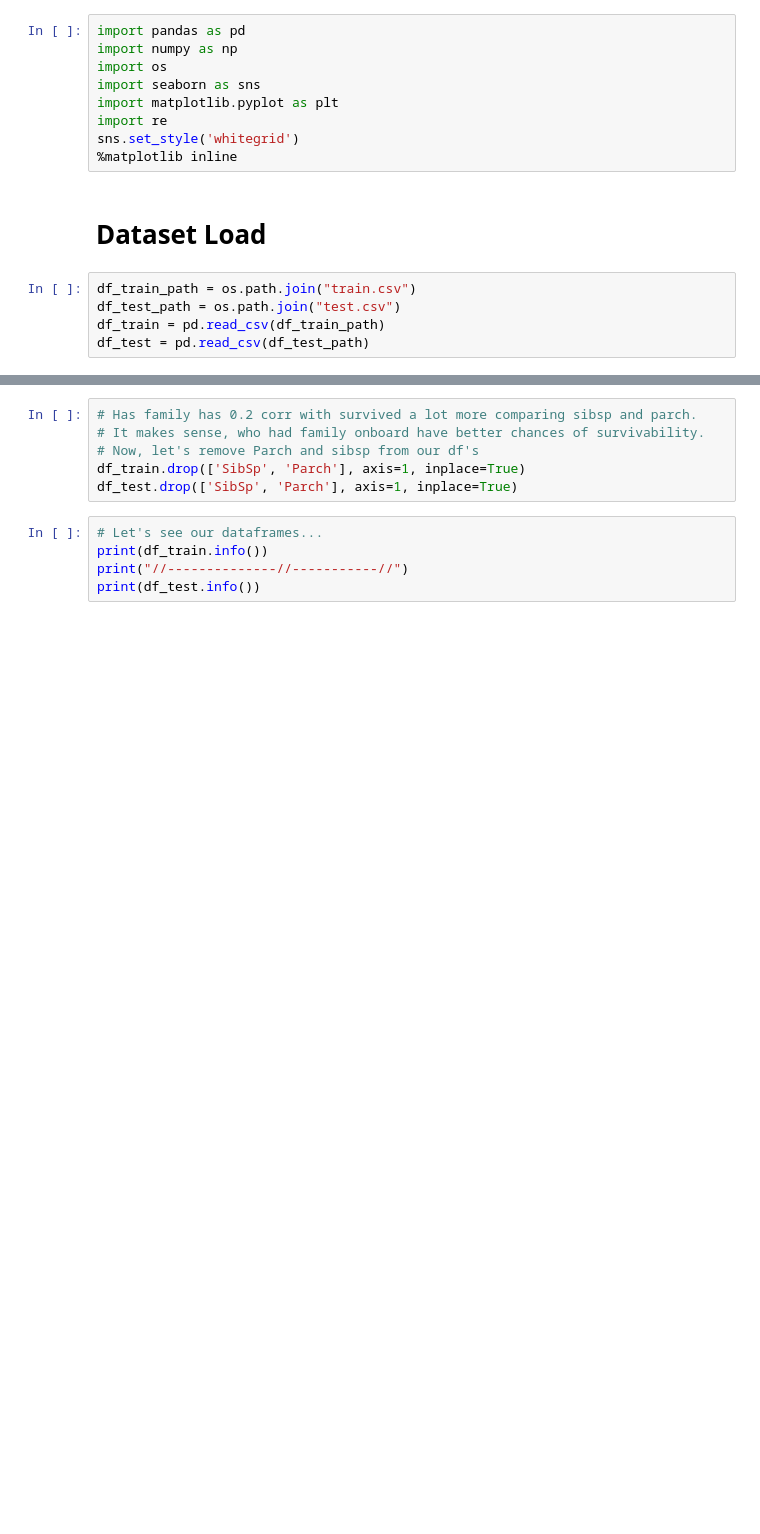
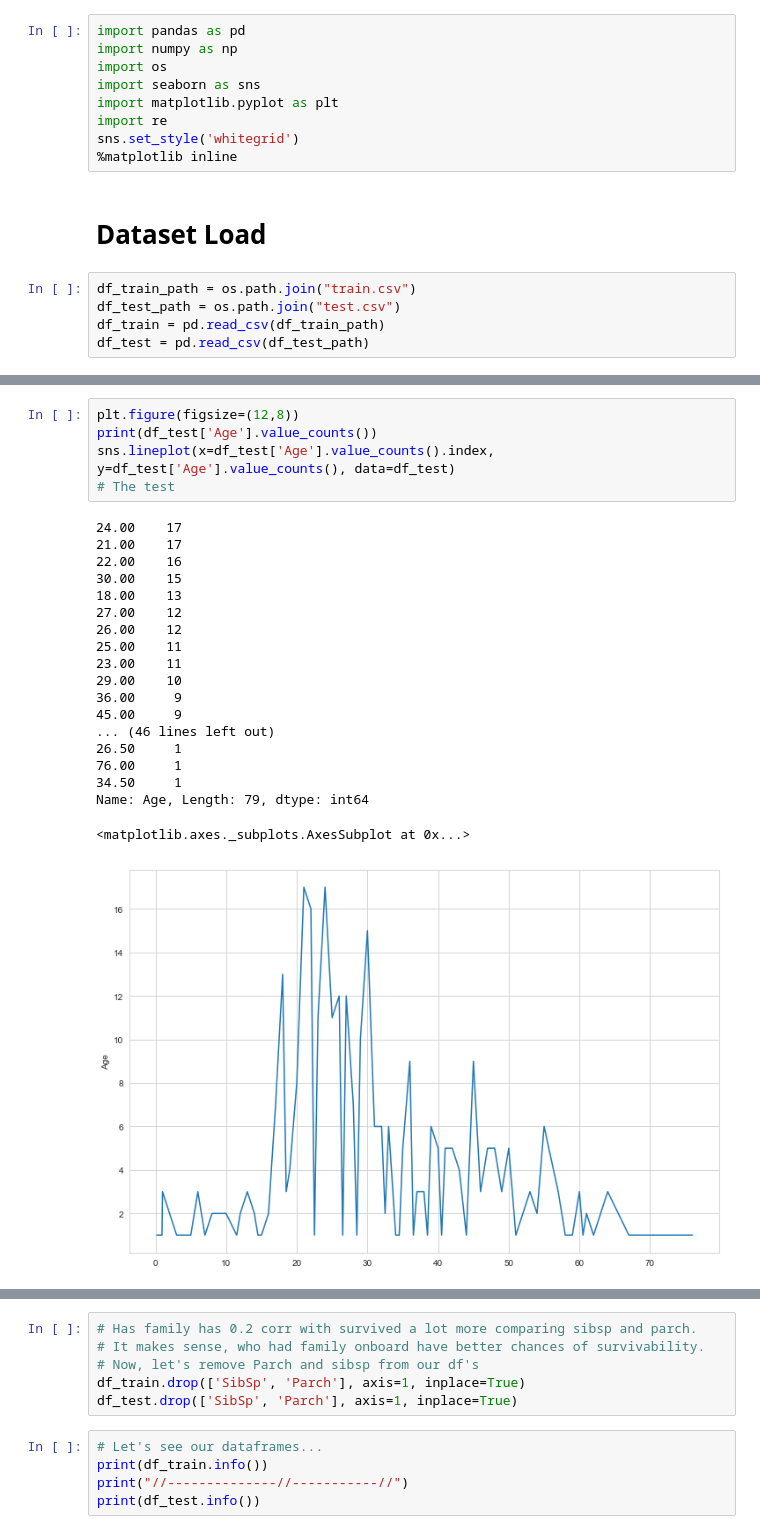
Before and after one commit to aksmiyazaki/machine_learning, a Jupyter notebook: kaggle/titanic/titanic_work-RandomForests.ipynb, the cells around one changed output, grey strips where cells are left out. Drawn from its saved outputs; the diff is of its cells as text; blank space fills up the shorter version.

```diff
--- a/kaggle/titanic/titanic_work-RandomForests.ipynb
+++ b/kaggle/titanic/titanic_work-RandomForests.ipynb
@@ -64,0 +76,25 @@ sns.heatmap(df_train.corr(), annot=True)
+# %%
+plt.figure(figsize=(12,8))
+print(df_test['Age'].value_counts())
+sns.lineplot(x=df_test['Age'].value_counts().index, y=df_test['Age'].value_counts(), data=df_test)
+# The test
+# %% [output]
+24.00    17
+21.00    17
+22.00    16
+30.00    15
+18.00    13
+27.00    12
+26.00    12
+25.00    11
+23.00    11
+29.00    10
+36.00     9
+45.00     9
+... (46 lines left out)
+26.50     1
+76.00     1
+34.50     1
+Name: Age, Length: 79, dtype: int64
+<matplotlib.axes._subplots.AxesSubplot at 0x...>
+[figure, added]
```
Also changed, not shown: parts of 69 cells of this notebook, 2 other files.
